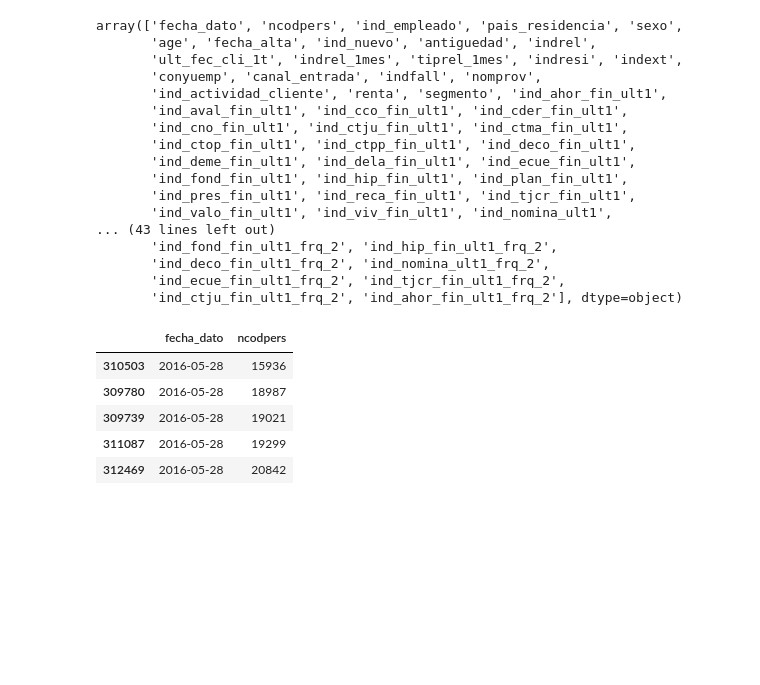
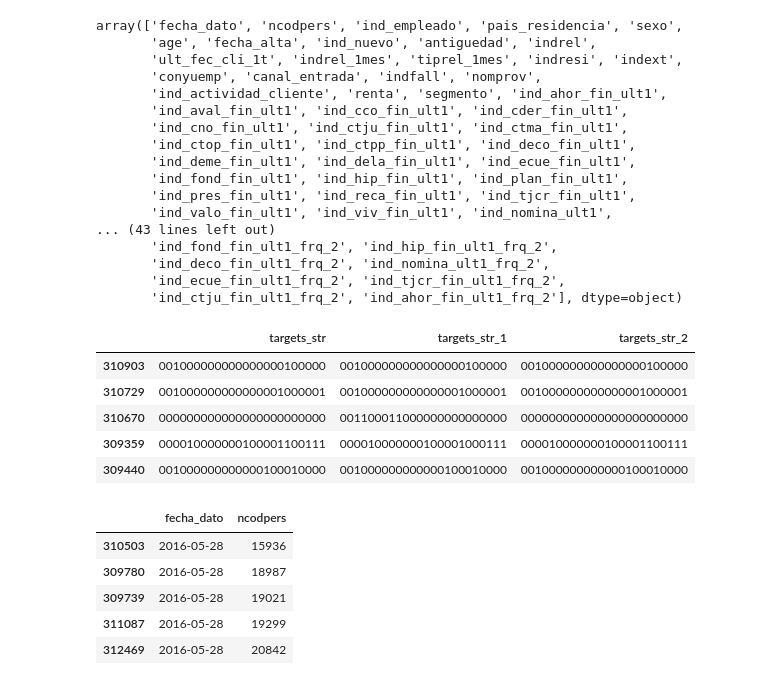
Before and after one commit to vfdev-5/SPR, a Jupyter notebook: trees/trees_and_NN_predictions_CV_2.ipynb, the cells around one changed output. Cells and saved outputs as stored; diff of their text form; code cells hidden in the pictures; blank space fills up the shorter version.

```diff
--- a/trees/trees_and_NN_predictions_CV_2.ipynb
+++ b/trees/trees_and_NN_predictions_CV_2.ipynb
@@ -28,5 +78,5 @@ from utils import target_str_to_labels, decimal_to_dummies, targets_str_to_indic
 # %%
-X_train = load_X(201605, [201505, 201604], 5500)
+X_train = load_X(201605, [201505, 201604], 150000)
 # X, X_ym = load_X(201605, [201505, 201604], 1500)
 # %% [output]
 INFO:root:- Load file : ../data/train_ver2.csv, yearmonth=201605, n_clients=5500
@@ -66,6 +116,15 @@ array(['fecha_dato', 'ncodpers', 'ind_empleado', 'pais_residencia', 'sexo',
        'ind_deco_fin_ult1_frq_2', 'ind_nomina_ult1_frq_2',
        'ind_ecue_fin_ult1_frq_2', 'ind_tjcr_fin_ult1_frq_2',
        'ind_ctju_fin_ult1_frq_2', 'ind_ahor_fin_ult1_frq_2'], dtype=object)
+# %%
+X_train[['targets_str', 'targets_str_1', 'targets_str_2']].head()
+# %% [output]
+|  | targets_str | targets_str_1 | targets_str_2 |
+| 310903 | 001000000000000000100000 | 001000000000000000100000 | 001000000000000000100000 |
+| 310729 | 001000000000000001000001 | 001000000000000001000001 | 001000000000000001000001 |
+| 310670 | 000000000000000000000000 | 001100011000000000000000 | 000000000000000000000000 |
+| 309359 | 000010000000100001100111 | 000010000000100001000111 | 000010000000100001100111 |
+| 309440 | 001000000000000100010000 | 001000000000000100010000 | 001000000000000100010000 |
 # %%
 X[['fecha_dato', 'ncodpers']].sort_values(['fecha_dato', 'ncodpers']).head()
 # %% [output]
```
Also changed, not shown: parts of 5 cells of this notebook, 3 other files.
